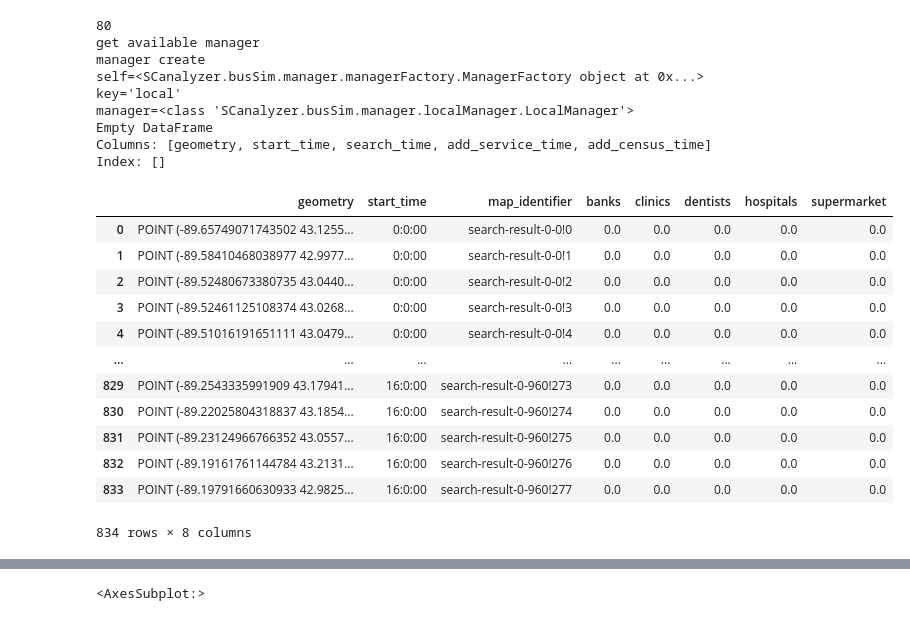
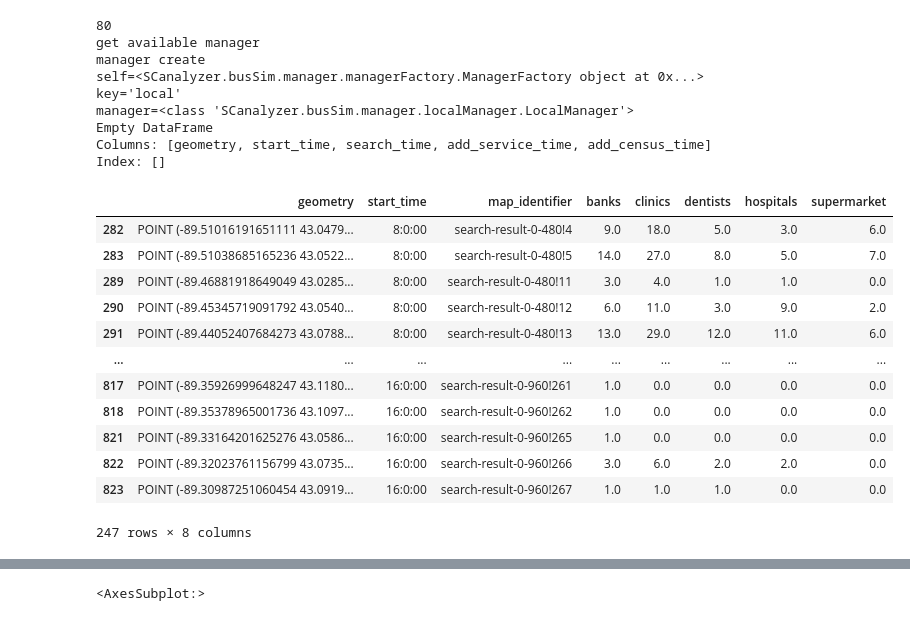
Before and after one commit to wisc-bus/simulator, a Jupyter notebook: notebooks/example.ipynb, the cells around one changed output, grey strips where cells are left out. Cells and saved outputs as stored; diff of their text form; code cells hidden in the pictures.

```diff
--- a/notebooks/example.ipynb
+++ b/notebooks/example.ipynb
@@ -101,19 +107,3 @@ manager=<class 'SCanalyzer.busSim.manager.localManager.LocalManager'>
 Empty DataFrame
 Columns: [geometry, start_time, search_time, add_service_time, add_census_time]
 Index: []
-# %%
-result_gdf
-# %% [output]
-|  | geometry | start_time | map_identifier | banks | clinics | dentists | hospitals | supermarket |
-| 0 | POINT (-89.65749071743502 43.1255... | 0:0:00 | search-result-0-0!0 | 0.0 | 0.0 | 0.0 | 0.0 | 0.0 |
-| 1 | POINT (-89.58410468038977 42.9977... | 0:0:00 | search-result-0-0!1 | 0.0 | 0.0 | 0.0 | 0.0 | 0.0 |
-| 2 | POINT (-89.52480673380735 43.0440... | 0:0:00 | search-result-0-0!2 | 0.0 | 0.0 | 0.0 | 0.0 | 0.0 |
-| 3 | POINT (-89.52461125108374 43.0268... | 0:0:00 | search-result-0-0!3 | 0.0 | 0.0 | 0.0 | 0.0 | 0.0 |
-| 4 | POINT (-89.51016191651111 43.0479... | 0:0:00 | search-result-0-0!4 | 0.0 | 0.0 | 0.0 | 0.0 | 0.0 |
-| ... | ... | ... | ... | ... | ... | ... | ... | ... |
-| 829 | POINT (-89.2543335991909 43.17941... | 16:0:00 | search-result-0-960!273 | 0.0 | 0.0 | 0.0 | 0.0 | 0.0 |
-| 830 | POINT (-89.22025804318837 43.1854... | 16:0:00 | search-result-0-960!274 | 0.0 | 0.0 | 0.0 | 0.0 | 0.0 |
-| 831 | POINT (-89.23124966766352 43.0557... | 16:0:00 | search-result-0-960!275 | 0.0 | 0.0 | 0.0 | 0.0 | 0.0 |
-| 832 | POINT (-89.19161761144784 43.2131... | 16:0:00 | search-result-0-960!276 | 0.0 | 0.0 | 0.0 | 0.0 | 0.0 |
-| 833 | POINT (-89.19791660630933 42.9825... | 16:0:00 | search-result-0-960!277 | 0.0 | 0.0 | 0.0 | 0.0 | 0.0 |
-834 rows × 8 columns
@@ -119,0 +125,16 @@ result_gdf
+# %%
+result_gdf[result_gdf['banks'] != 0]
+# %% [output]
+|  | geometry | start_time | map_identifier | banks | clinics | dentists | hospitals | supermarket |
+| 282 | POINT (-89.51016191651111 43.0479... | 8:0:00 | search-result-0-480!4 | 9.0 | 18.0 | 5.0 | 3.0 | 6.0 |
+| 283 | POINT (-89.51038685165236 43.0522... | 8:0:00 | search-result-0-480!5 | 14.0 | 27.0 | 8.0 | 5.0 | 7.0 |
+| 289 | POINT (-89.46881918649049 43.0285... | 8:0:00 | search-result-0-480!11 | 3.0 | 4.0 | 1.0 | 1.0 | 0.0 |
+| 290 | POINT (-89.45345719091792 43.0540... | 8:0:00 | search-result-0-480!12 | 6.0 | 11.0 | 3.0 | 9.0 | 2.0 |
+| 291 | POINT (-89.44052407684273 43.0788... | 8:0:00 | search-result-0-480!13 | 13.0 | 29.0 | 12.0 | 11.0 | 6.0 |
+| ... | ... | ... | ... | ... | ... | ... | ... | ... |
+| 817 | POINT (-89.35926999648247 43.1180... | 16:0:00 | search-result-0-960!261 | 1.0 | 0.0 | 0.0 | 0.0 | 0.0 |
+| 818 | POINT (-89.35378965001736 43.1097... | 16:0:00 | search-result-0-960!262 | 1.0 | 0.0 | 0.0 | 0.0 | 0.0 |
+| 821 | POINT (-89.33164201625276 43.0586... | 16:0:00 | search-result-0-960!265 | 1.0 | 0.0 | 0.0 | 0.0 | 0.0 |
+| 822 | POINT (-89.32023761156799 43.0735... | 16:0:00 | search-result-0-960!266 | 3.0 | 6.0 | 2.0 | 2.0 | 0.0 |
+| 823 | POINT (-89.30987251060454 43.0919... | 16:0:00 | search-result-0-960!267 | 1.0 | 1.0 | 1.0 | 0.0 | 0.0 |
+247 rows × 8 columns
```
Also changed, not shown: parts of 8 cells of this notebook.
